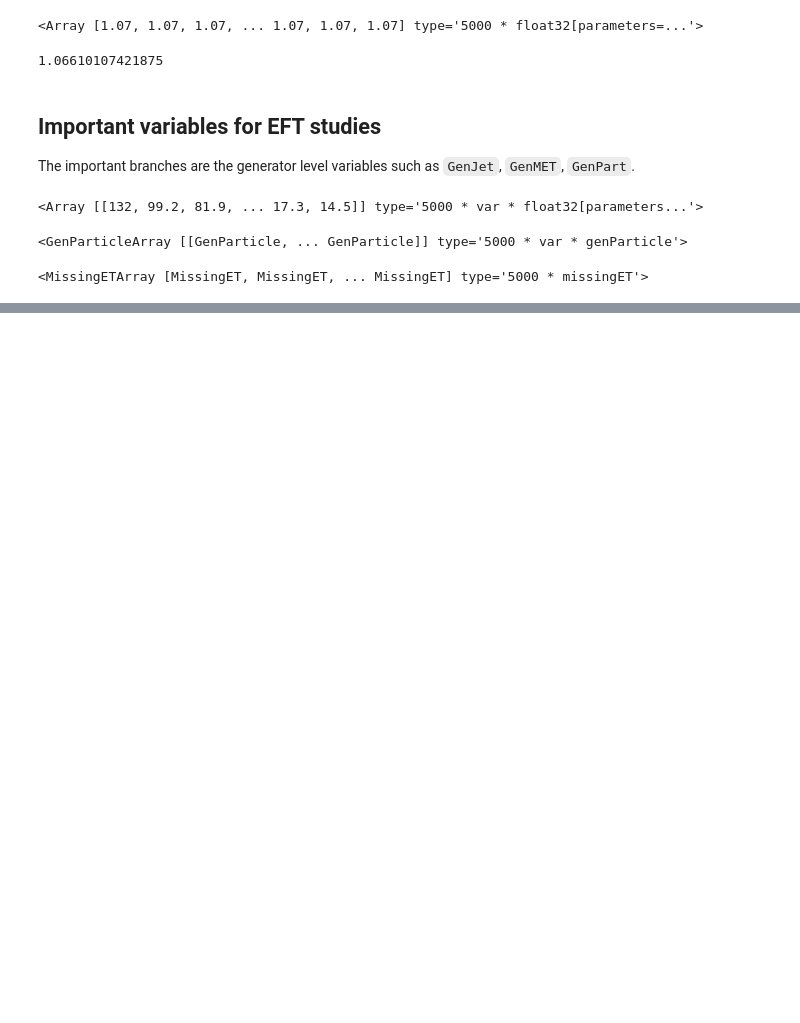
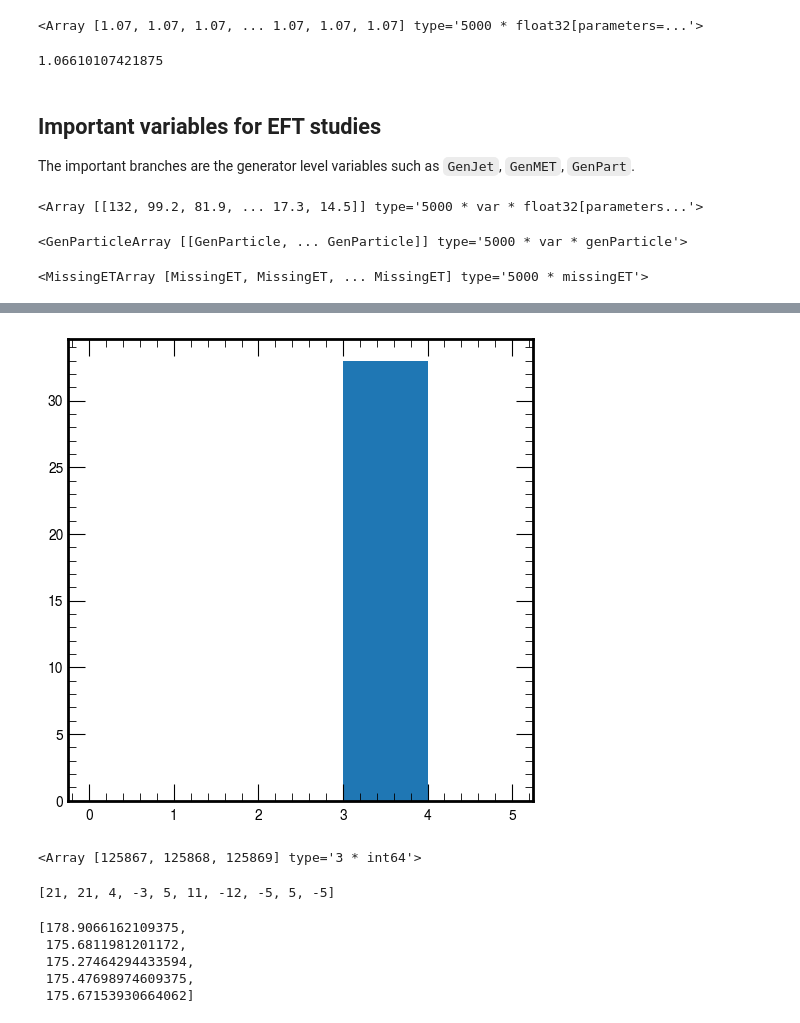
Before and after one commit to PocketCoffea/AnalysisConfigs, a Jupyter notebook: configs/ttHbb/semileptonic/eft/inspect_eft.ipynb, the cells around one changed output, grey strips where cells are left out. Saved outputs shown, nothing was run; the diff lists cells and outputs as text; code cells hidden in the pictures; blank space fills up the shorter version.

```diff
--- a/configs/ttHbb/semileptonic/eft/inspect_eft.ipynb
+++ b/configs/ttHbb/semileptonic/eft/inspect_eft.ipynb
@@ -79,0 +181,20 @@ events.GenMET
+# %%
+plt.hist(ak.flatten(ak.num(events.GenPart[is_top].childrenIdxG, axis=2)[has_children]), bins=5, range=(0,5));
+# %% [output]
+[figure, added]
+# %%
+ak.flatten(events.GenPart[is_top][has_children]).childrenIdxG[0]
+# %% [output]
+<Array [125867, 125868, 125869] type='3 * int64'>
+# %%
+events.LHEPart.pdgId[0].tolist()
+# %% [output]
+[21, 21, 4, -3, 5, 11, -12, -5, 5, -5]
+# %%
+events.GenPart[is_top].pt[0].tolist()
+# %% [output]
+[178.9066162109375,
+ 175.6811981201172,
+ 175.27464294433594,
+ 175.47698974609375,
+ 175.67153930664062]
```
Also changed, not shown: parts of 22 cells of this notebook.
